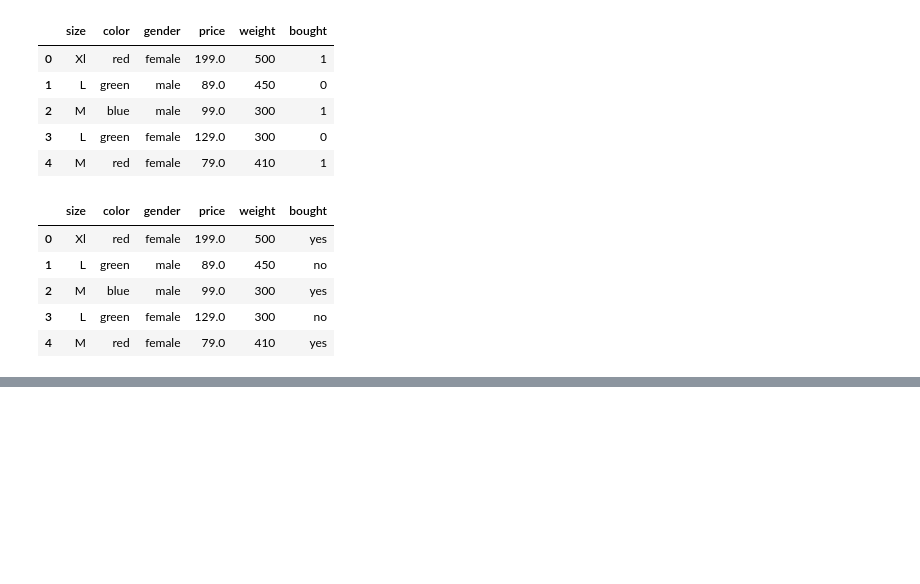
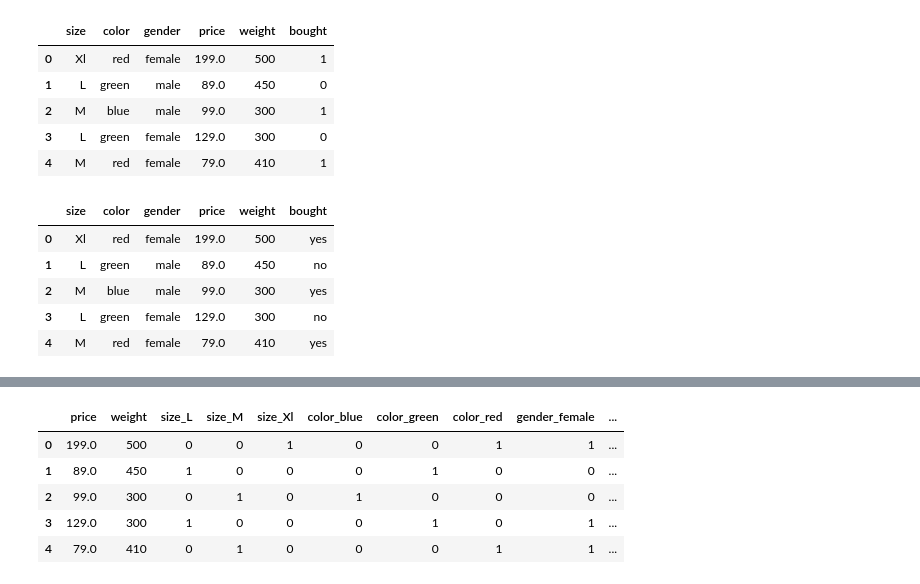
Before and after one commit to kjedrzejczak/Machine_Learning_Bootcamp_practice, a Jupyter notebook: 01_preprocessing.ipynb, the cells around one changed output, grey strips where cells are left out. Saved outputs shown, nothing was run; the diff lists cells and outputs as text; code cells hidden in the pictures; blank space fills up the shorter version.

```diff
--- a/01_preprocessing.ipynb
+++ b/01_preprocessing.ipynb
@@ -131,0 +167,9 @@ df
+# %%
+pd.get_dummies(data=df)
+# %% [output]
+|  | price | weight | size_L | size_M | size_Xl | color_blue | color_green | color_red | gender_female | ... |
+| 0 | 199.0 | 500 | 0 | 0 | 1 | 0 | 0 | 1 | 1 | ... |
+| 1 | 89.0 | 450 | 1 | 0 | 0 | 0 | 1 | 0 | 0 | ... |
+| 2 | 99.0 | 300 | 0 | 1 | 0 | 1 | 0 | 0 | 0 | ... |
+| 3 | 129.0 | 300 | 1 | 0 | 0 | 0 | 1 | 0 | 1 | ... |
+| 4 | 79.0 | 410 | 0 | 1 | 0 | 0 | 0 | 1 | 1 | ... |
```
Also changed, not shown: parts of 8 cells of this notebook.
